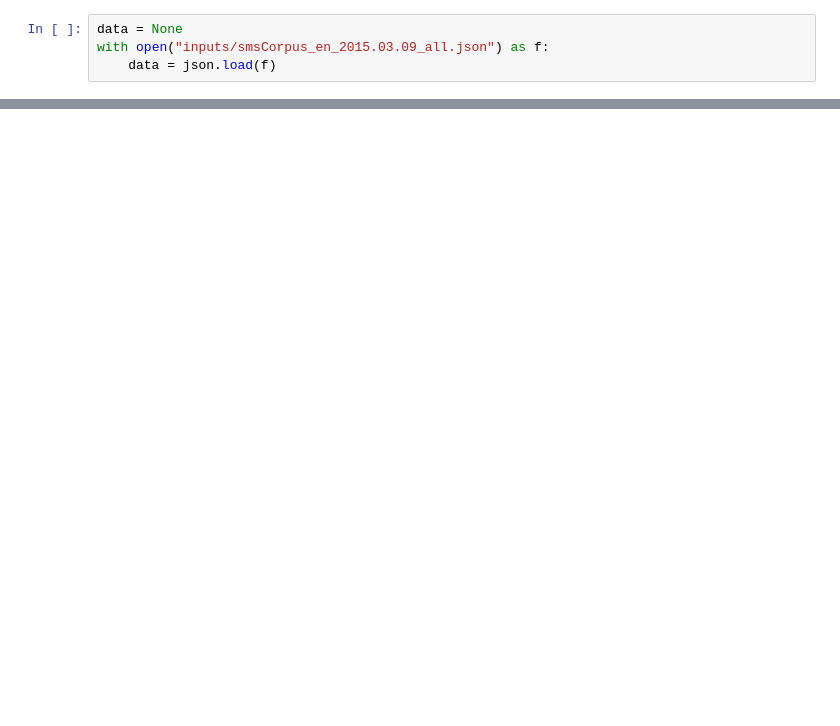
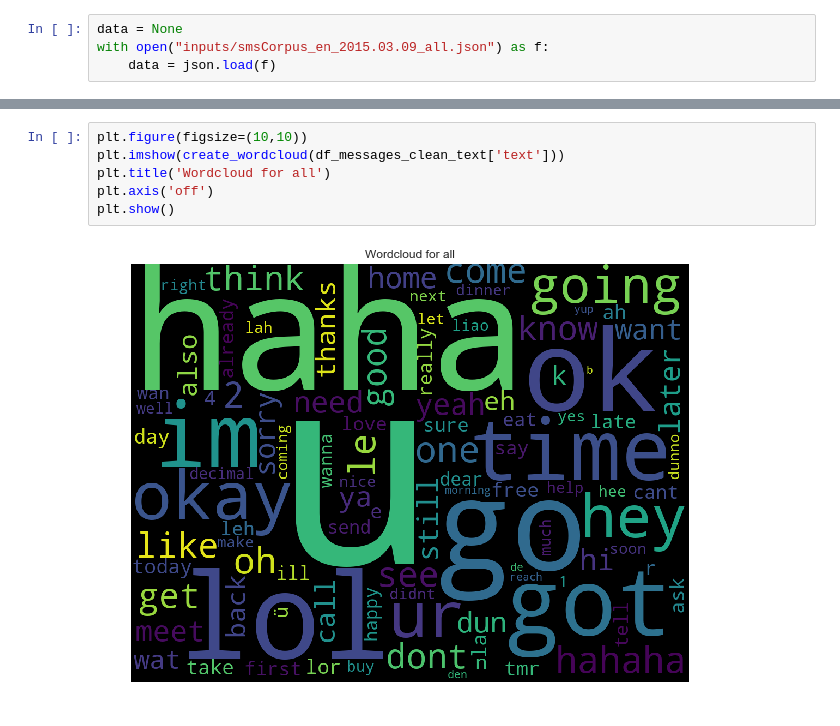
Before and after one commit to jaxsax/nus_smsdata, a Jupyter notebook: Untitled.ipynb, the cells around one changed output, grey strips where cells are left out. Saved outputs shown, nothing was run; the diff lists cells and outputs as text; blank space fills up the shorter version.

```diff
--- a/Untitled.ipynb
+++ b/Untitled.ipynb
@@ -51,0 +150,8 @@ messages.head(5)
+# %%
+plt.figure(figsize=(10,10))
+plt.imshow(create_wordcloud(df_messages_clean_text['text']))
+plt.title('Wordcloud for all')
+plt.axis('off')
+plt.show()
+# %% [output]
+[figure, added]
```
Also changed, not shown: parts of 10 cells of this notebook, 1 other file.
